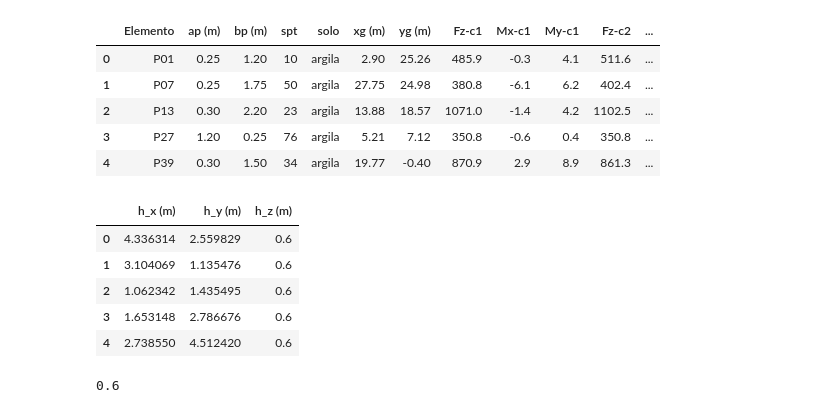
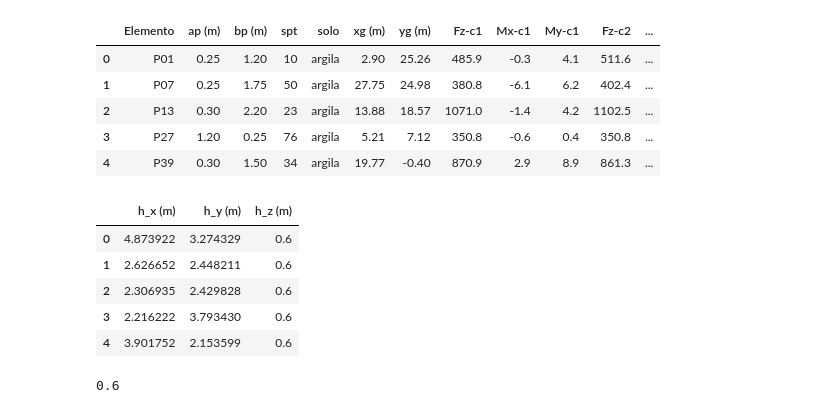
Before and after one commit to wmpjrufg/fundaai, a Jupyter notebook: testes_otimizacao.ipynb, the cells around one changed output. Saved outputs shown, nothing was run; the diff lists cells and outputs as text; code cells hidden in the pictures.

```diff
--- a/testes_otimizacao.ipynb
+++ b/testes_otimizacao.ipynb
@@ -23,15 +23,15 @@ df
 | 3 | P27 | 1.20 | 0.25 | 76 | argila | 5.21 | 7.12 | 350.8 | -0.6 | 0.4 | 350.8 | ... |
 | 4 | P39 | 0.30 | 1.50 | 34 | argila | 19.77 | -0.40 | 870.9 | 2.9 | 8.9 | 861.3 | ... |
 # %%
-x_aux = pd.read_excel("geometria_da_sapata (2).xlsx")
+x_aux = pd.read_excel("geometria_da_sapata (4).xlsx")
 x_aux.head()
 # %% [output]
 |  | h_x (m) | h_y (m) | h_z (m) |
-| 0 | 4.336314 | 2.559829 | 0.6 |
-| 1 | 3.104069 | 1.135476 | 0.6 |
-| 2 | 1.062342 | 1.435495 | 0.6 |
-| 3 | 1.653148 | 2.786676 | 0.6 |
-| 4 | 2.738550 | 4.512420 | 0.6 |
+| 0 | 4.873922 | 3.274329 | 0.6 |
+| 1 | 2.626652 | 2.448211 | 0.6 |
+| 2 | 2.306935 | 2.429828 | 0.6 |
+| 3 | 2.216222 | 3.793430 | 0.6 |
+| 4 | 3.901752 | 2.153599 | 0.6 |
 # %%
 x = list(x_aux['h_x (m)']) + list(x_aux['h_y (m)'])
 h_z = x_aux['h_z (m)'].values[0]
```
Also changed, not shown: parts of 1 cell of this notebook, 3 other files.
